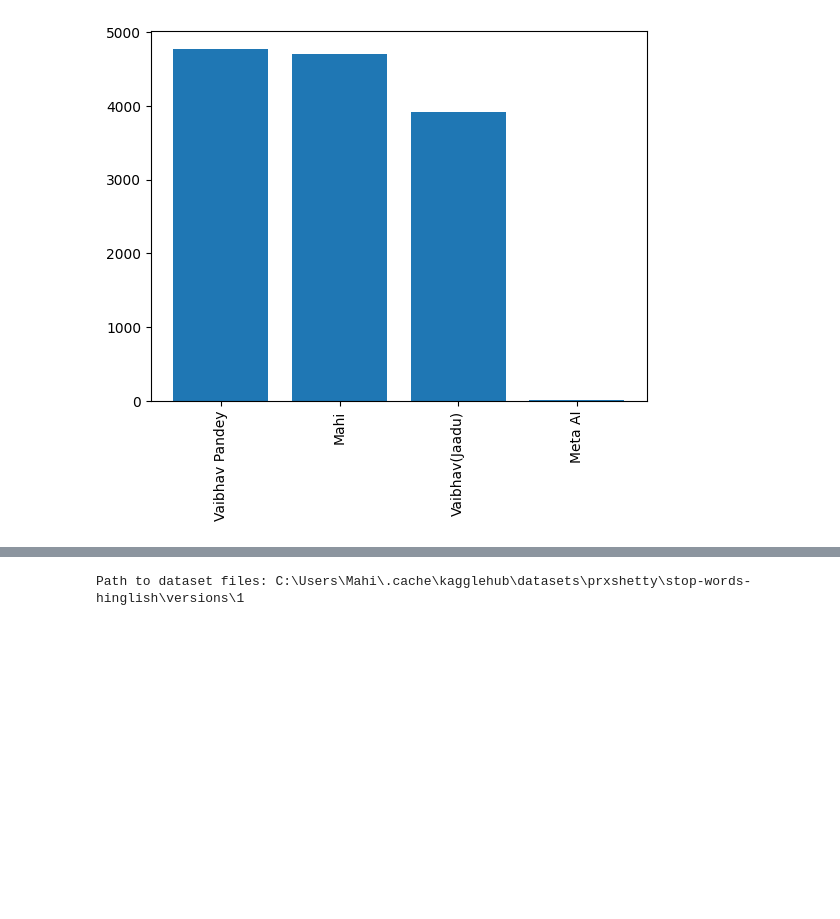
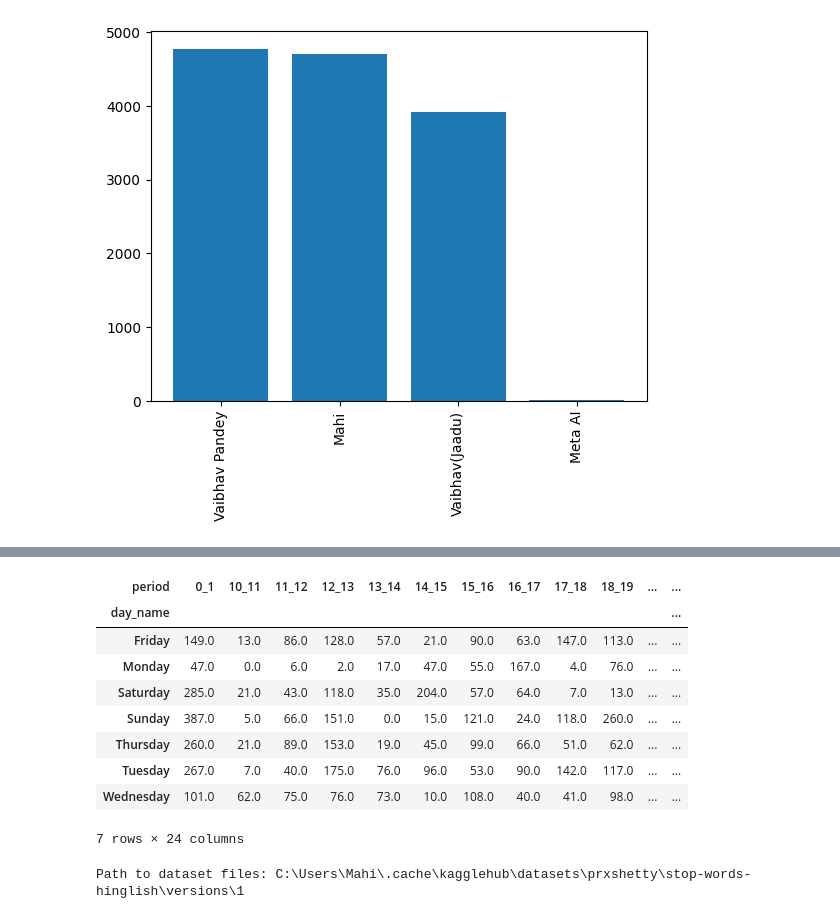
Before and after one commit to Mahitechlead/Chat_analyser, a Jupyter notebook: Whatsapp-chat-analyser.ipynb, the cells around one changed output, grey strips where cells are left out. Cells and saved outputs as stored; diff of their text form; code cells hidden in the pictures; blank space fills up the shorter version.

```diff
--- a/Whatsapp-chat-analyser.ipynb
+++ b/Whatsapp-chat-analyser.ipynb
@@ -276,3 +336,17 @@ temp = df[df['message'] !='<Media omitted>']
+# %%
+df.pivot_table(index='day_name',
+columns='period',values='message',aggfunc='count').fillna(0)
+# %% [output]
+| period | 0_1 | 10_11 | 11_12 | 12_13 | 13_14 | 14_15 | 15_16 | 16_17 | 17_18 | 18_19 | ... | ... |
+| day_name |  |  |  |  |  |  |  |  |  |  |  | ... |
+| Friday | 149.0 | 13.0 | 86.0 | 128.0 | 57.0 | 21.0 | 90.0 | 63.0 | 147.0 | 113.0 | ... | ... |
+| Monday | 47.0 | 0.0 | 6.0 | 2.0 | 17.0 | 47.0 | 55.0 | 167.0 | 4.0 | 76.0 | ... | ... |
+| Saturday | 285.0 | 21.0 | 43.0 | 118.0 | 35.0 | 204.0 | 57.0 | 64.0 | 7.0 | 13.0 | ... | ... |
+| Sunday | 387.0 | 5.0 | 66.0 | 151.0 | 0.0 | 15.0 | 121.0 | 24.0 | 118.0 | 260.0 | ... | ... |
+| Thursday | 260.0 | 21.0 | 89.0 | 153.0 | 19.0 | 45.0 | 99.0 | 66.0 | 51.0 | 62.0 | ... | ... |
+| Tuesday | 267.0 | 7.0 | 40.0 | 175.0 | 76.0 | 96.0 | 53.0 | 90.0 | 142.0 | 117.0 | ... | ... |
+| Wednesday | 101.0 | 62.0 | 75.0 | 76.0 | 73.0 | 10.0 | 108.0 | 40.0 | 41.0 | 98.0 | ... | ... |
+7 rows × 24 columns
 # %%
 import kagglehub
 
```
Also changed, not shown: parts of 11 cells of this notebook, 3 other files.
